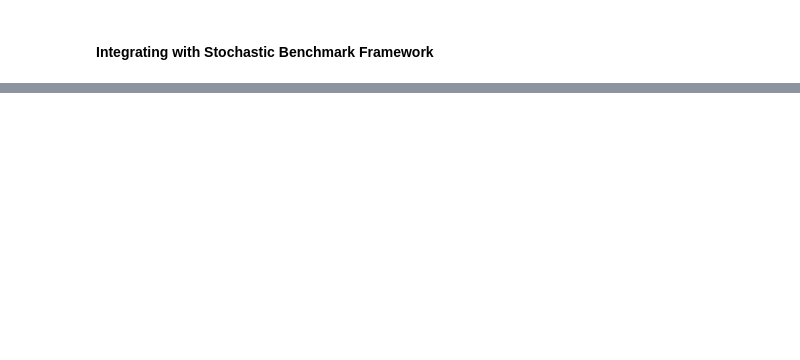
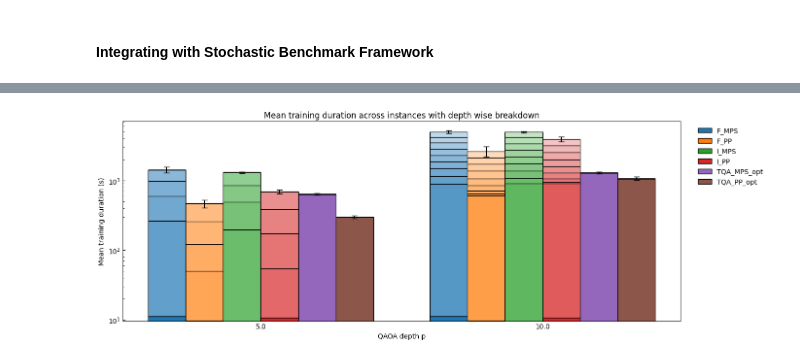
Before and after one commit to bernalde/stochastic-benchmark, a Jupyter notebook: examples/IBM_QAOA/notebooks/Analysis.ipynb, the cells around one changed output, grey strips where cells are left out. Cells and saved outputs as stored; diff of their text form; code cells hidden in the pictures; blank space fills up the shorter version.

```diff
--- a/examples/IBM_QAOA/notebooks/Analysis.ipynb
+++ b/examples/IBM_QAOA/notebooks/Analysis.ipynb
@@ -315,0 +548,45 @@ display(df_flat.head())
+# %%
+# Plotting for creating histograms of average total duration (training + QPU) for different training_evaluator combinations for each QAOA
+# hardware depth across all instances
+
+# Contribution per depth p to the total time
+steps = (
+    df_flat[df_flat["level"]=="inner"]
+    .groupby(["file_name","depth_step"])["duration"]
+    .sum()
+    .unstack(fill_value=0)
+)
+
+steps.columns = [f"step_{int(c)}" for c in steps.columns]
+steps = steps.reset_index()
+
+# Init time
+outer = (
+    df_flat[(df_flat["level"]=="outer") & (df_flat["iteration"].isin([0,1]))]
+    .groupby("file_name")["duration"]
+    .sum()
+    .rename("outer_init")
+    .reset_index()
+)
+
+# Attach to hardware rows DataFrame
+df_rows = df_hardware_new.merge(steps, on="file_name", how="left").merge(outer, on="file_name", how="left").fillna(0)
+
+df_rows["method_base"] = df_rows["training_method"].str.replace(r"_\d+$","",regex=True)
+
+step_cols = [c for c in df_rows.columns if c.startswith("step_")]
+
+# Remove steps > job_p
+for c in step_cols:
+    k = int(c.split("_")[1])
+    df_rows.loc[df_rows["job_p"] < k, c] = 0
+
+df_rows["brick_total"] = df_rows["outer_init"] + df_rows[step_cols].sum(axis=1)
+
+# Final agg for plotting
+agg = df_rows.groupby(["job_p","method_base"],as_index=False)[["outer_init","brick_total"]+step_cols].mean()
+agg["sem_total"] = df_rows.groupby(["job_p","method_base"])["brick_total"].sem().values
+
+plot_training_bricks(agg, step_cols)
+# %% [output]
+[figure, added]
```
Also changed, not shown: parts of 22 cells of this notebook, 6 other files.
